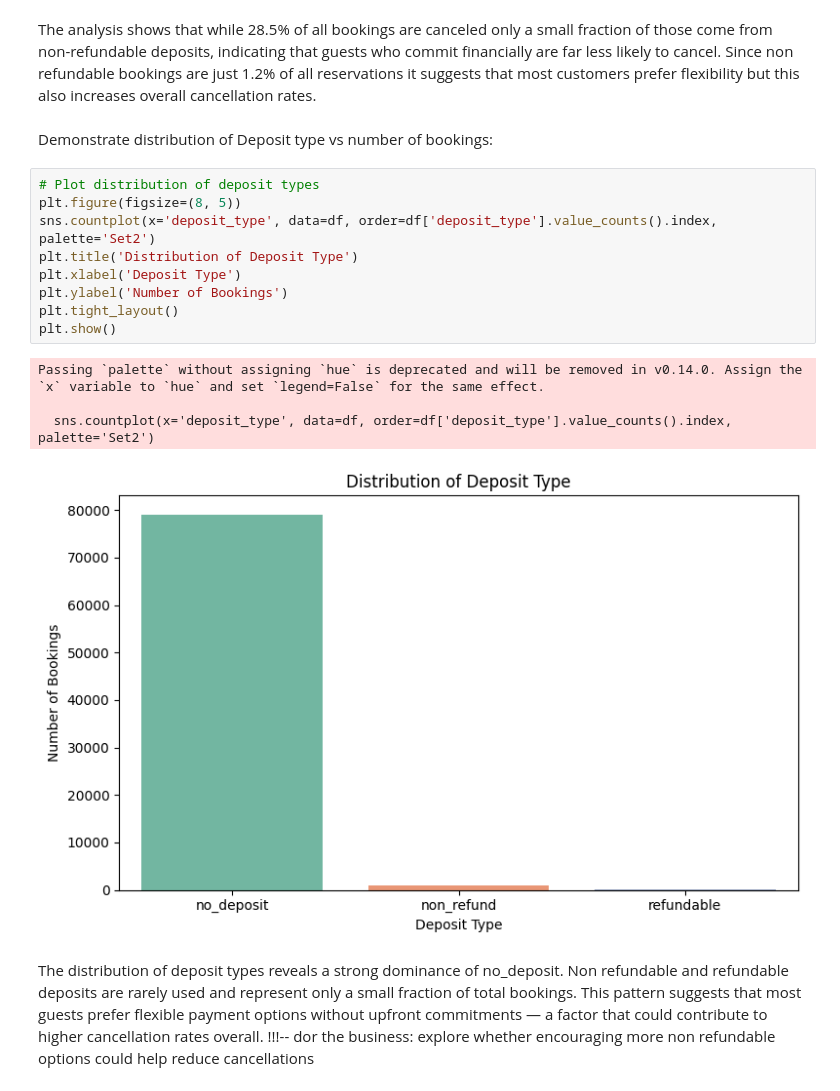
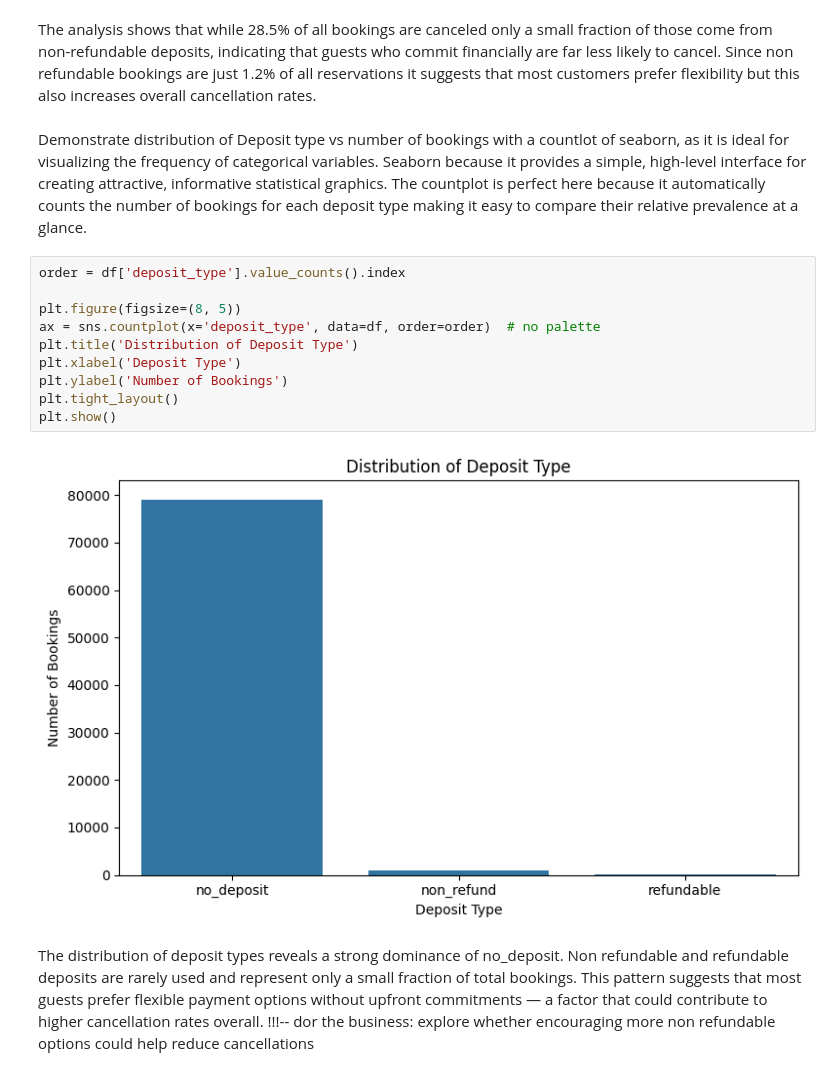
Before and after one commit to desi0302/CancelScope-Hotel-Booking-Analysis, a Jupyter notebook: jupyter_notebooks/eda.ipynb, the cells around one changed output. Saved outputs shown, nothing was run; the diff lists cells and outputs as text.

```diff
--- a/jupyter_notebooks/eda.ipynb
+++ b/jupyter_notebooks/eda.ipynb
@@ -289,22 +289,20 @@ print(f"% non_refund over no_deposit + refundable: {pct_non_refund_over_no_depos
 % non_refund over no_deposit + refundable: 1.22%
 # %% [markdown]
 The analysis shows that while 28.5% of all bookings are canceled only a small fraction of those come from non-refundable deposits, indicating that guests who commit financially are far less likely to cancel. Since non refundable bookings are just 1.2% of all reservations it suggests that most customers prefer flexibility but this also increases overall cancellation rates.
-# %% [markdown]
-Demonstrate distribution of Deposit type vs number of bookings:
+# %% [markdown]
+Demonstrate distribution of Deposit type vs number of bookings with a countlot of seaborn, as it is ideal for visualizing the frequency of categorical variables. Seaborn because it provides a simple, high-level interface for creating attractive, informative statistical graphics. The countplot is perfect here because it automatically counts the number of bookings for each deposit type making it easy to compare their relative prevalence at a glance.
 # %%
-# Plot distribution of deposit types
+order = df['deposit_type'].value_counts().index
+
 plt.figure(figsize=(8, 5))
-sns.countplot(x='deposit_type', data=df, order=df['deposit_type'].value_counts().index, palette='Set2')
+ax = sns.countplot(x='deposit_type', data=df, order=order)  # no palette
 plt.title('Distribution of Deposit Type')
 plt.xlabel('Deposit Type')
 plt.ylabel('Number of Bookings')
 plt.tight_layout()
 plt.show()
 # %% [output]
-Passing `palette` without assigning `hue` is deprecated and will be removed in v0.14.0. Assign the `x` variable to `hue` and set `legend=False` for the same effect.
-
-  sns.countplot(x='deposit_type', data=df, order=df['deposit_type'].value_counts().index, palette='Set2')
-[figure, old version]
+[figure, new version]
 # %% [markdown]
 The distribution of deposit types reveals a strong dominance of no_deposit. Non refundable and refundable deposits are rarely used and represent only a small fraction of total bookings. This pattern suggests that most guests prefer flexible payment options without upfront commitments — a factor that could contribute to higher cancellation rates overall.
 !!!-- dor the business: explore whether encouraging more non refundable options could help reduce cancellations
```
Also changed, not shown: parts of 4 cells of this notebook, 1 other file.
